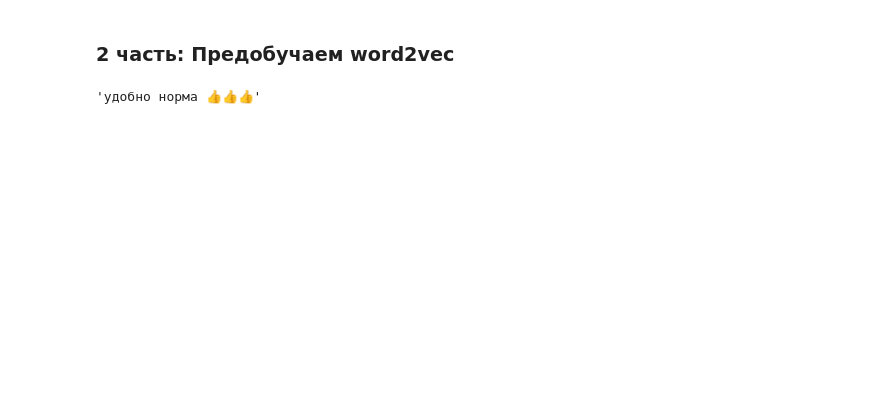
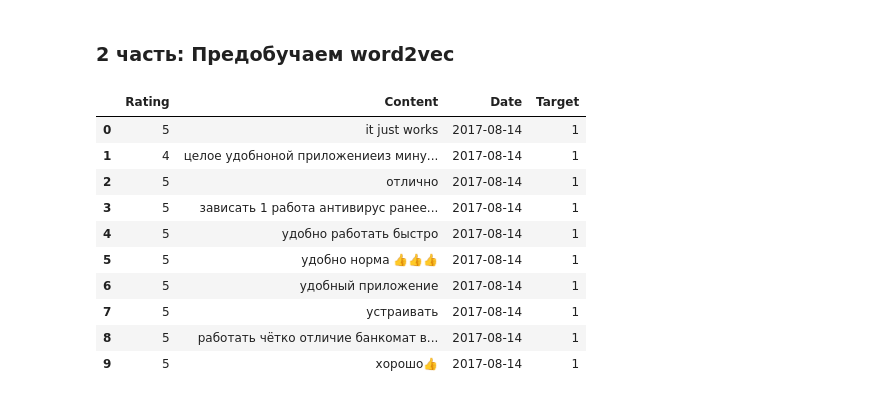
Before and after one commit to VokiVon-P/GB_NLP, a Jupyter notebook: HW/HW_05/HW_05.ipynb, the cells around one changed output. Drawn from its saved outputs; the diff is of its cells as text; code cells hidden in the pictures; blank space fills up the shorter version.

```diff
--- a/HW/HW_05/HW_05.ipynb
+++ b/HW/HW_05/HW_05.ipynb
@@ -268,9 +266,19 @@ Test score: 0.953
 # %%
 from gensim.models import Word2Vec
 # %%
-df_bin.iloc[5].Content
+df_bin.iloc[:10]
 # %% [output]
-'удобно норма 👍👍👍'
+|  | Rating | Content | Date | Target |
+| 0 | 5 | it just works | 2017-08-14 | 1 |
+| 1 | 4 | целое удобноной приложениеиз мину... | 2017-08-14 | 1 |
+| 2 | 5 | отлично | 2017-08-14 | 1 |
+| 3 | 5 | зависать 1 работа антивирус ранее... | 2017-08-14 | 1 |
+| 4 | 5 | удобно работать быстро | 2017-08-14 | 1 |
+| 5 | 5 | удобно норма 👍👍👍 | 2017-08-14 | 1 |
+| 6 | 5 | удобный приложение | 2017-08-14 | 1 |
+| 7 | 5 | устраивать | 2017-08-14 | 1 |
+| 8 | 5 | работать чётко отличие банкомат в... | 2017-08-14 | 1 |
+| 9 | 5 | хорошо👍 | 2017-08-14 | 1 |
 # %%
 # преобразуем наш датасет в массив массивов для w2v
 pre_w2v_list = df_bin.Content.apply(lambda x: [x]).to_list()
```
Also changed, not shown: parts of 9 cells of this notebook, 2 other files.
